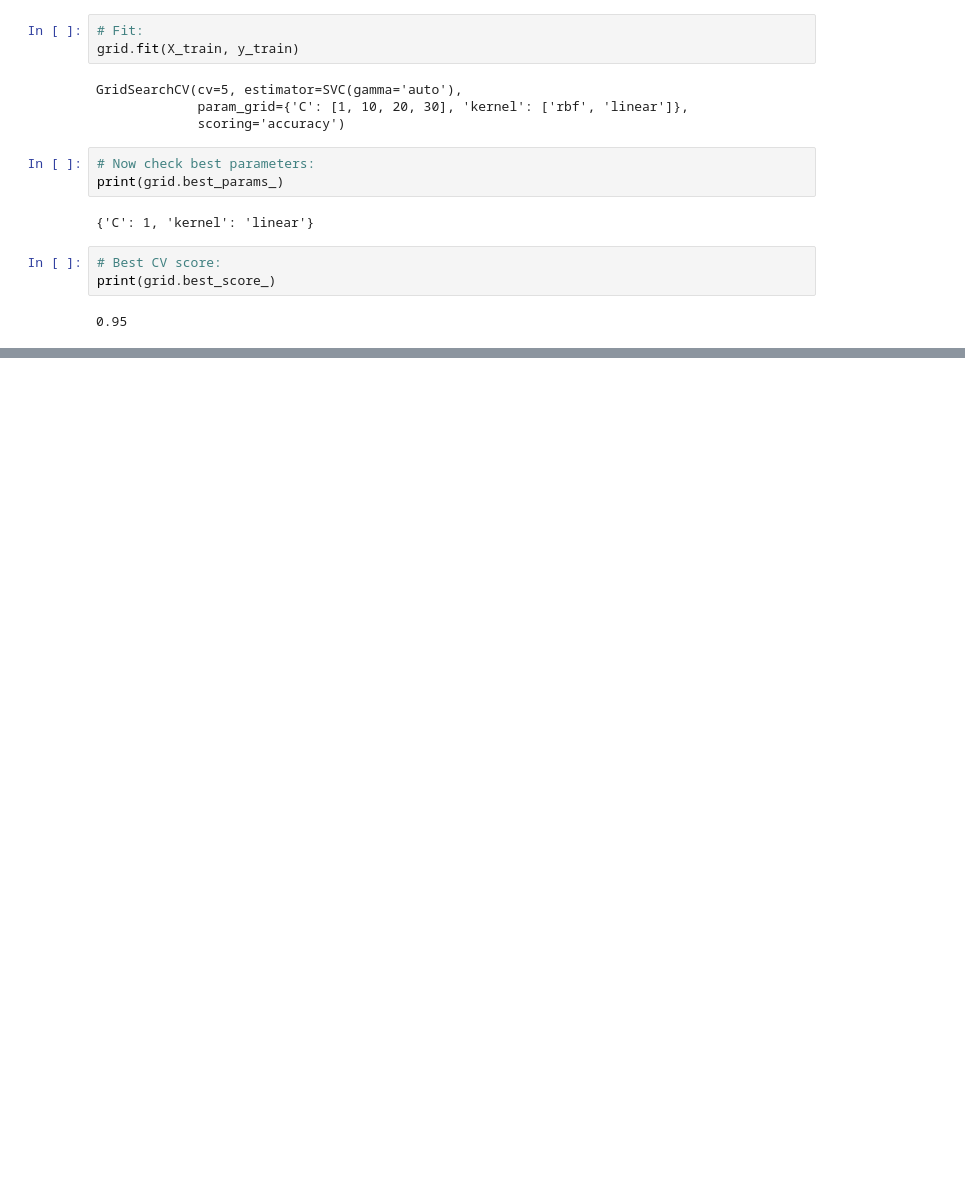
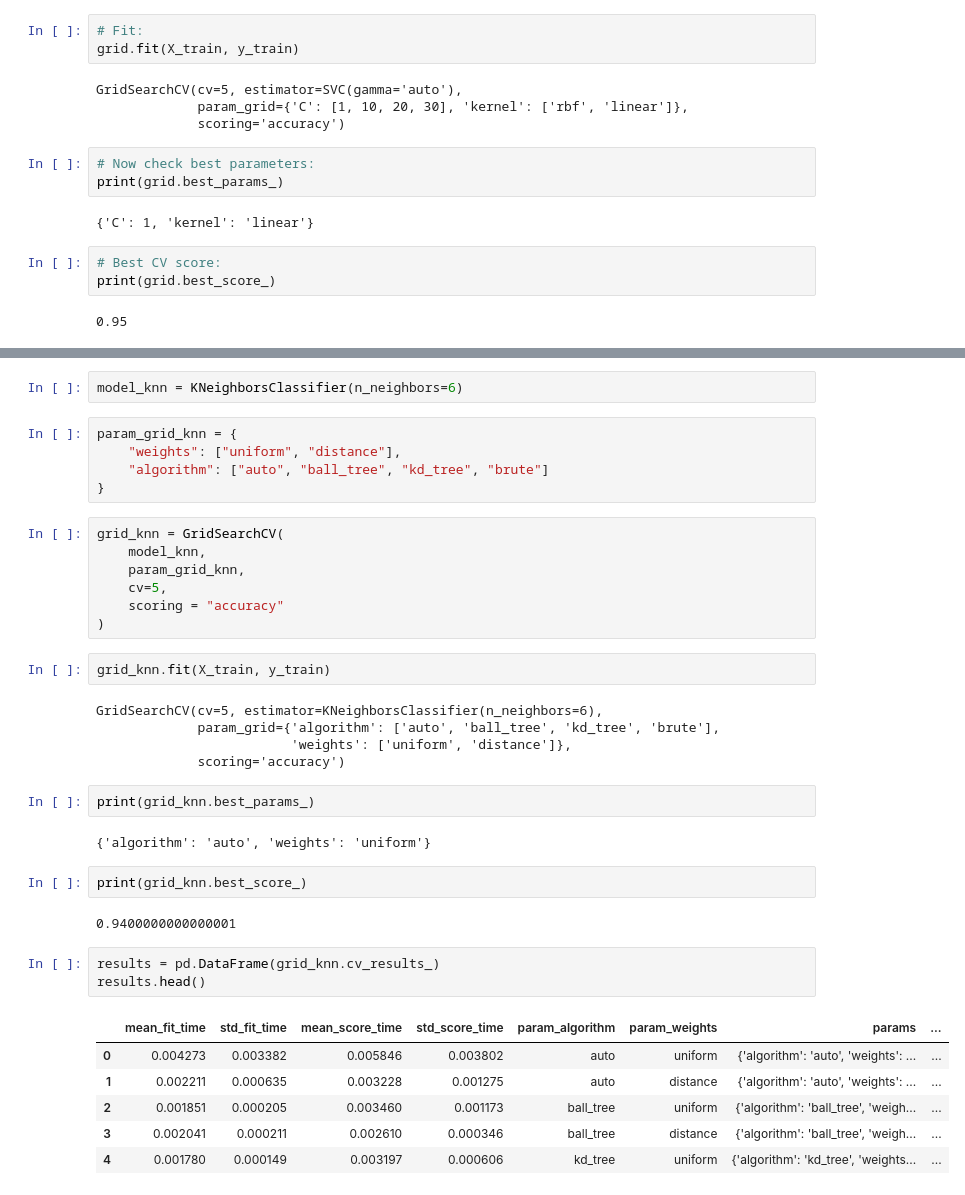
Before and after one commit to vibhanimbalkar97-star/python_journey, a Jupyter notebook: ML/02.SupervisedLearning/2.Classification/8_GridSearchCV/GridSearchCV.ipynb, the cells around one changed output, grey strips where cells are left out. Saved outputs shown, nothing was run; the diff lists cells and outputs as text; blank space fills up the shorter version.

Commit message:
grid search cv project done

```diff
--- a/ML/02.SupervisedLearning/2.Classification/8_GridSearchCV/GridSearchCV.ipynb
+++ b/ML/02.SupervisedLearning/2.Classification/8_GridSearchCV/GridSearchCV.ipynb
@@ -56,0 +74,39 @@ print(grid.best_score_)
+# %%
+model_knn = KNeighborsClassifier(n_neighbors=6)
+# %%
+param_grid_knn = {
+    "weights": ["uniform", "distance"],
+    "algorithm": ["auto", "ball_tree", "kd_tree", "brute"]
+}
+# %%
+grid_knn = GridSearchCV(
+    model_knn,
+    param_grid_knn,
+    cv=5,
+    scoring = "accuracy"
+)
+# %%
+grid_knn.fit(X_train, y_train)
+# %% [output]
+GridSearchCV(cv=5, estimator=KNeighborsClassifier(n_neighbors=6),
+             param_grid={'algorithm': ['auto', 'ball_tree', 'kd_tree', 'brute'],
+                         'weights': ['uniform', 'distance']},
+             scoring='accuracy')
+# %%
+print(grid_knn.best_params_)
+# %% [output]
+{'algorithm': 'auto', 'weights': 'uniform'}
+# %%
+print(grid_knn.best_score_)
+# %% [output]
+0.9400000000000001
+# %%
+results = pd.DataFrame(grid_knn.cv_results_)
+results.head()
+# %% [output]
+|  | mean_fit_time | std_fit_time | mean_score_time | std_score_time | param_algorithm | param_weights | params | ... |
+| 0 | 0.004273 | 0.003382 | 0.005846 | 0.003802 | auto | uniform | {'algorithm': 'auto', 'weights': ... | ... |
+| 1 | 0.002211 | 0.000635 | 0.003228 | 0.001275 | auto | distance | {'algorithm': 'auto', 'weights': ... | ... |
+| 2 | 0.001851 | 0.000205 | 0.003460 | 0.001173 | ball_tree | uniform | {'algorithm': 'ball_tree', 'weigh... | ... |
+| 3 | 0.002041 | 0.000211 | 0.002610 | 0.000346 | ball_tree | distance | {'algorithm': 'ball_tree', 'weigh... | ... |
+| 4 | 0.001780 | 0.000149 | 0.003197 | 0.000606 | kd_tree | uniform | {'algorithm': 'kd_tree', 'weights... | ... |
```
Also changed, not shown: parts of 11 cells of this notebook, 1 other file.
